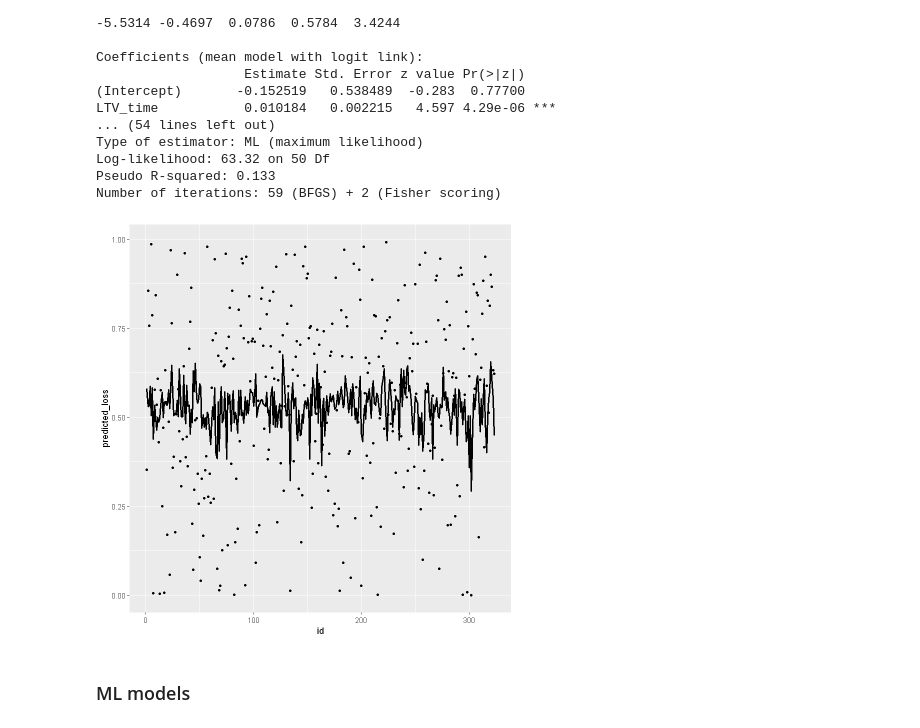
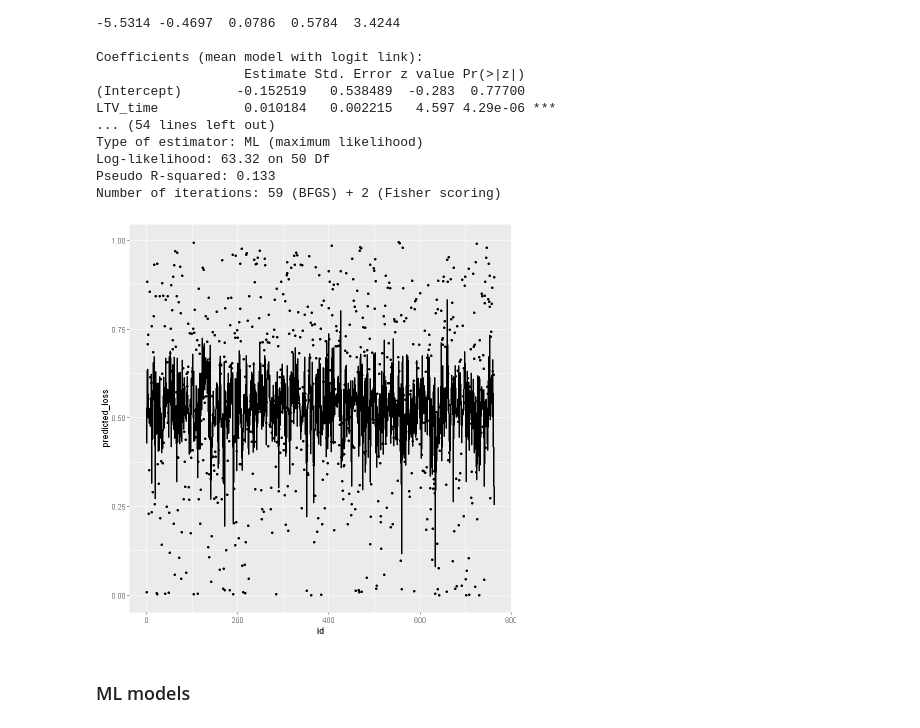
Before and after one commit to PawelChruszczewski/LGD-models, a Jupyter notebook: lgd.ipynb, the cells around one changed output. Drawn from its saved outputs; the diff is of its cells as text; code cells hidden in the pictures.

```diff
--- a/lgd.ipynb
+++ b/lgd.ipynb
@@ -1566,15 +1747,17 @@ test_lgd_diff <- test[test['lgd_diff']==1,]
+# %%
+train_lgd_diff <- train[train['lgd_diff']==1,]
 # %%
-test_lgd_diff <- tibble::rowid_to_column(test_lgd_diff, "id")
+train_lgd_diff <- tibble::rowid_to_column(train_lgd_diff, "id")
 # %%
-beta_predicted <- predict(fit_beta, newdata = test_lgd_diff)
+beta_predicted <- predict(fit_beta, newdata = train_lgd_diff)
 # %%
-test_lgd_diff$predicted_loss <- beta_predicted
+train_lgd_diff$predicted_loss <- beta_predicted
 # %%
 ggplot()+
-    geom_line(data=test_lgd_diff,aes(y=predicted_loss,x=id),size=1) +
-    geom_point(data=test_lgd_diff,aes(y=lgd_time,x=id),size=1)
+    geom_line(data=train_lgd_diff,aes(y=predicted_loss,x=id),size=1) +
+    geom_point(data=train_lgd_diff,aes(y=lgd_time,x=id),size=1)
 # %% [output]
-[figure, old version]
+[figure, new version]
 # %%
 # As it can be noticed comparing the results received using beta regression and mixture model(beta regression on the interval(0,1)),
 # the pseudo R-squared is better in the first model, which seems counterintuitve
```
Also changed, not shown: parts of 121 cells of this notebook.
